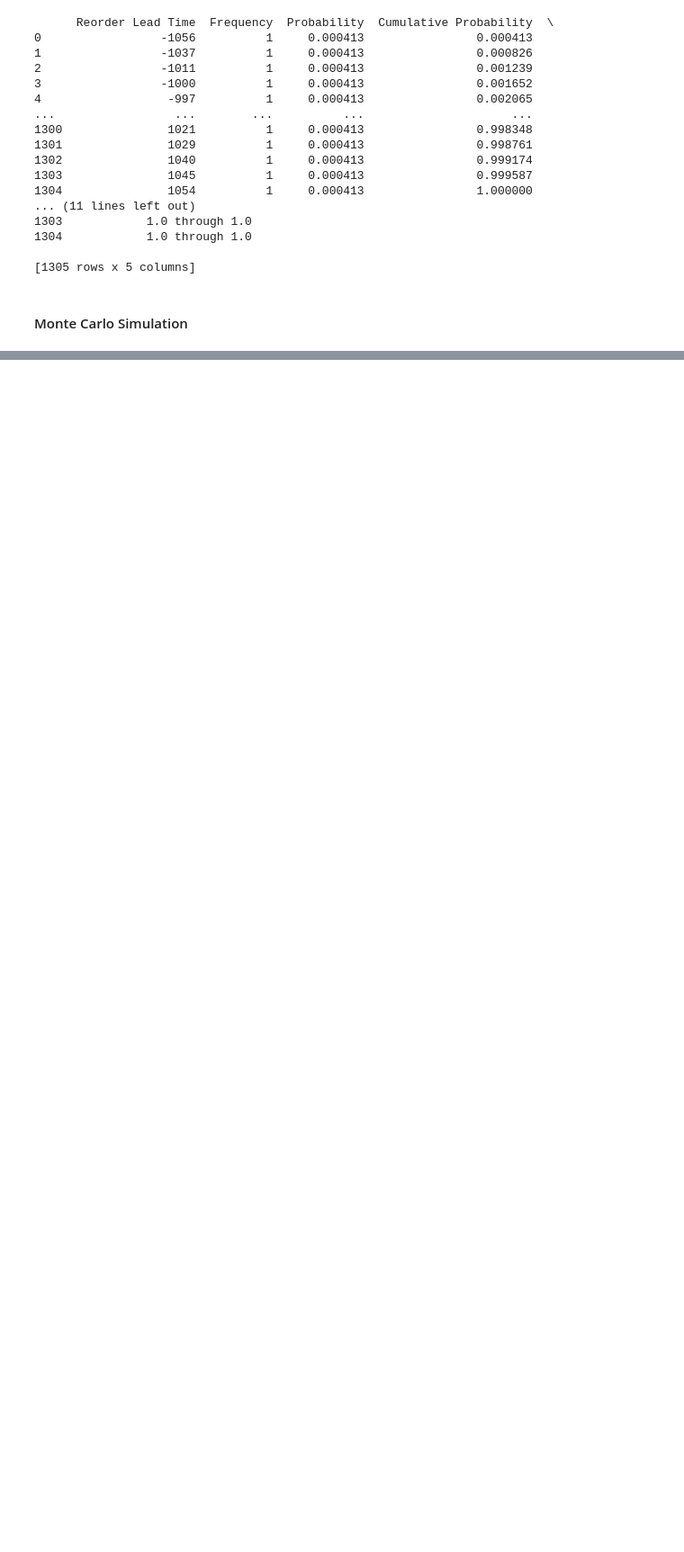
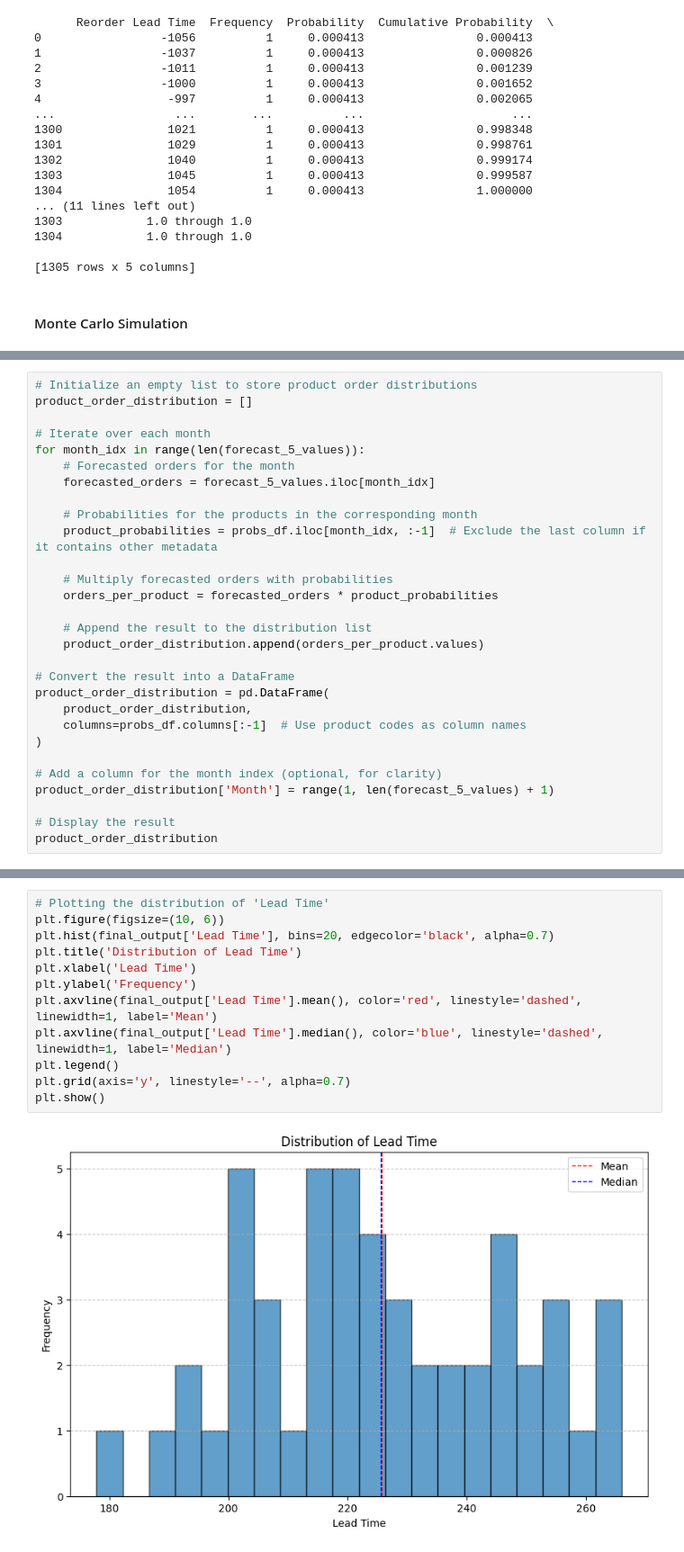
Before and after one commit to yuked123/schulich_datascience, a Jupyter notebook: Hackathon_combined_v1.0.ipynb, the cells around one changed output, grey strips where cells are left out. Shown at 90% size. Saved outputs shown, nothing was run; the diff lists cells and outputs as text; blank space fills up the shorter version.

```diff
--- a/Hackathon_combined_v1.0.ipynb
+++ b/Hackathon_combined_v1.0.ipynb
@@ -976,0 +806,29 @@ def mc_simulation(order_quantity, lead_time_data):
+# %%
+# Initialize an empty list to store product order distributions
+product_order_distribution = []
+
+# Iterate over each month
+for month_idx in range(len(forecast_5_values)):
+    # Forecasted orders for the month
+    forecasted_orders = forecast_5_values.iloc[month_idx]
+
+    # Probabilities for the products in the corresponding month
+    product_probabilities = probs_df.iloc[month_idx, :-1]  # Exclude the last column if it contains other metadata
+
+    # Multiply forecasted orders with probabilities
+    orders_per_product = forecasted_orders * product_probabilities
+
+    # Append the result to the distribution list
+    product_order_distribution.append(orders_per_product.values)
+
+# Convert the result into a DataFrame
+product_order_distribution = pd.DataFrame(
+    product_order_distribution,
+    columns=probs_df.columns[:-1]  # Use product codes as column names
+)
+
+# Add a column for the month index (optional, for clarity)
+product_order_distribution['Month'] = range(1, len(forecast_5_values) + 1)
+
+# Display the result
+product_order_distribution
@@ -976,0 +913,14 @@ def mc_simulation(order_quantity, lead_time_data):
+# %%
+# Plotting the distribution of 'Lead Time'
+plt.figure(figsize=(10, 6))
+plt.hist(final_output['Lead Time'], bins=20, edgecolor='black', alpha=0.7)
+plt.title('Distribution of Lead Time')
+plt.xlabel('Lead Time')
+plt.ylabel('Frequency')
+plt.axvline(final_output['Lead Time'].mean(), color='red', linestyle='dashed', linewidth=1, label='Mean')
+plt.axvline(final_output['Lead Time'].median(), color='blue', linestyle='dashed', linewidth=1, label='Median')
+plt.legend()
+plt.grid(axis='y', linestyle='--', alpha=0.7)
+plt.show()
+# %% [output]
+[figure, added]
```
Also changed, not shown: parts of 8 cells of this notebook.
